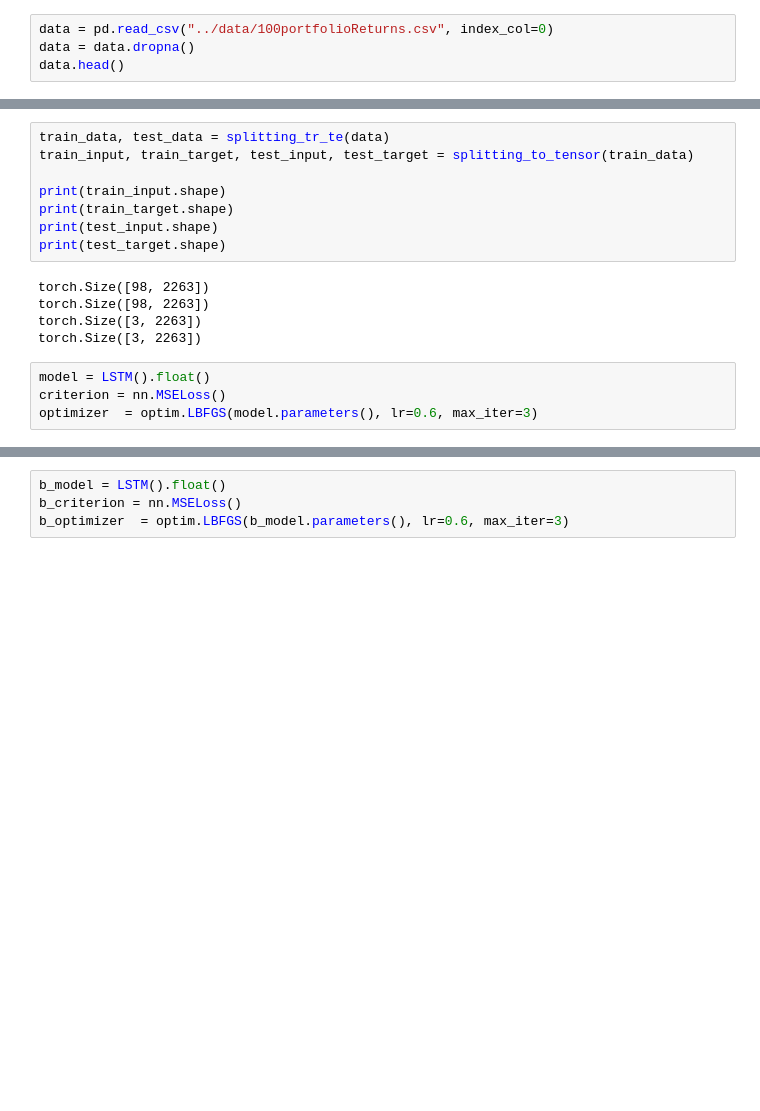
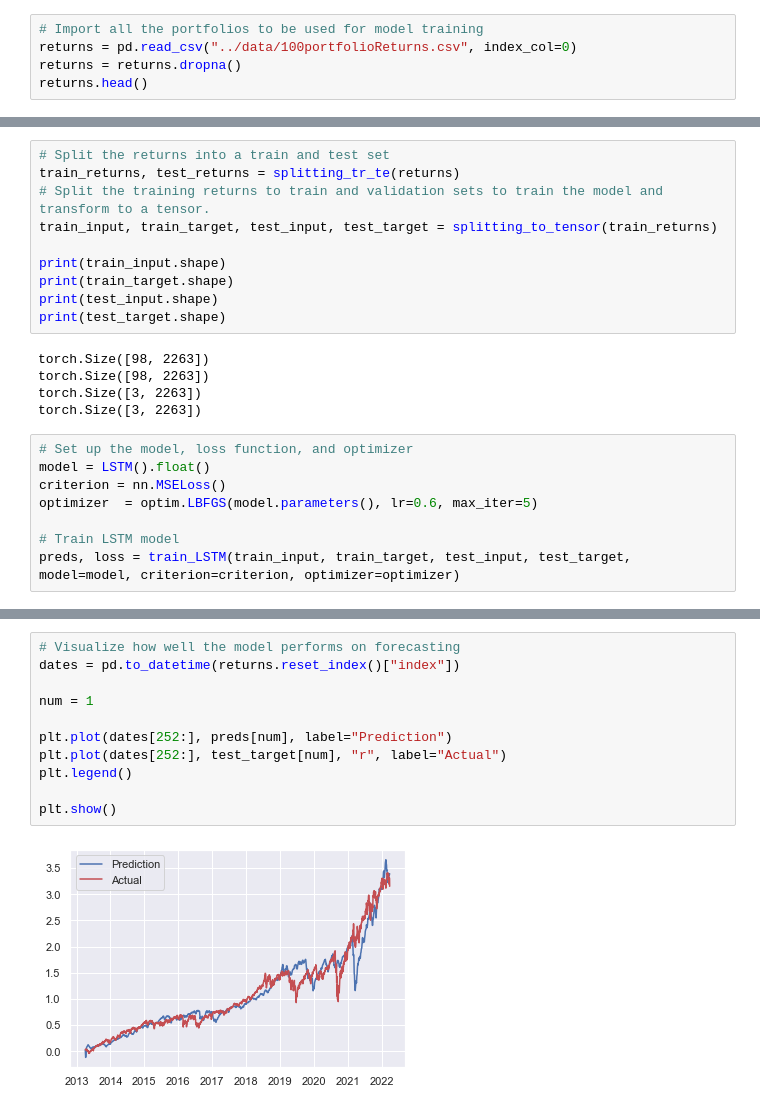
Before and after one commit to tanner-k/Investment-Portfolio-Prediction, a Jupyter notebook: notebooks/LSTM-model.ipynb, the cells around one changed output, grey strips where cells are left out. Saved outputs shown, nothing was run; the diff lists cells and outputs as text; blank space fills up the shorter version.

```diff
--- a/notebooks/LSTM-model.ipynb
+++ b/notebooks/LSTM-model.ipynb
@@ -15,9 +16,10 @@ from LSTM import train_LSTM
 
 sns.set()
 # %%
-data = pd.read_csv("../data/100portfolioReturns.csv", index_col=0)
-data = data.dropna()
-data.head()
+# Import all the portfolios to be used for model training
+returns = pd.read_csv("../data/100portfolioReturns.csv", index_col=0)
+returns = returns.dropna()
+returns.head()
 # %% [output]
 |  | 0 | 1 | 2 | 3 | 4 | 5 | 6 | 7 | 8 | 9 | ... | ... |
 | 2012-04-02 00:00:00 | 0.000000 | 0.000000 | 0.000000 | 0.000000 | 0.000000 | 0.000000 | 0.000000 | 0.000000 | 0.000000 | 0.000000 | ... | ... |
@@ -27,8 +29,10 @@ data.head()
 | 2012-04-09 00:00:00 | -0.031573 | -0.026465 | -0.023117 | -0.024117 | -0.023724 | -0.024937 | -0.022501 | -0.029633 | -0.023794 | -0.026331 | ... | ... |
 5 rows × 101 columns
 # %%
-train_data, test_data = splitting_tr_te(data)
-train_input, train_target, test_input, test_target = splitting_to_tensor(train_data)
+# Split the returns into a train and test set
+train_returns, test_returns = splitting_tr_te(returns)
+# Split the training returns to train and validation sets to train the model and transform to a tensor.
+train_input, train_target, test_input, test_target = splitting_to_tensor(train_returns)
 
 print(train_input.shape)
 print(train_target.shape)
@@ -40,6 +44,10 @@ torch.Size([98, 2263])
 torch.Size([3, 2263])
 torch.Size([3, 2263])
 # %%
+# Set up the model, loss function, and optimizer
 model = LSTM().float()
 criterion = nn.MSELoss()
-optimizer  = optim.LBFGS(model.parameters(), lr=0.6, max_iter=3)
+optimizer  = optim.LBFGS(model.parameters(), lr=0.6, max_iter=5)
+
+# Train LSTM model
+preds, loss = train_LSTM(train_input, train_target, test_input, test_target, model=model, criterion=criterion, optimizer=optimizer)
@@ -88,4 +72,13 @@ Test Loss: 0.04379115626215935
-# %%
-b_model = LSTM().float()
-b_criterion = nn.MSELoss()
-b_optimizer  = optim.LBFGS(b_model.parameters(), lr=0.6, max_iter=3)
+# %%
+# Visualize how well the model performs on forecasting
+dates = pd.to_datetime(returns.reset_index()["index"])
+
+num = 1
+
+plt.plot(dates[252:], preds[num], label="Prediction")
+plt.plot(dates[252:], test_target[num], "r", label="Actual")
+plt.legend()
+
+plt.show()
+# %% [output]
+[figure, added]
```
Also changed, not shown: parts of 12 cells of this notebook.
